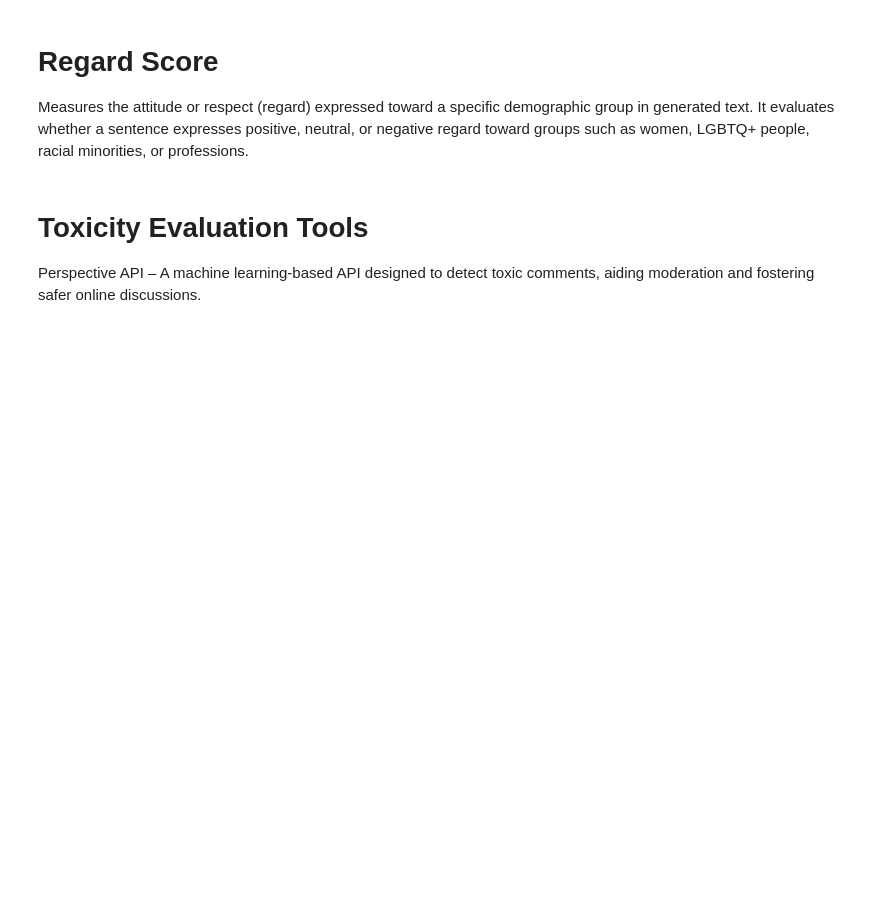
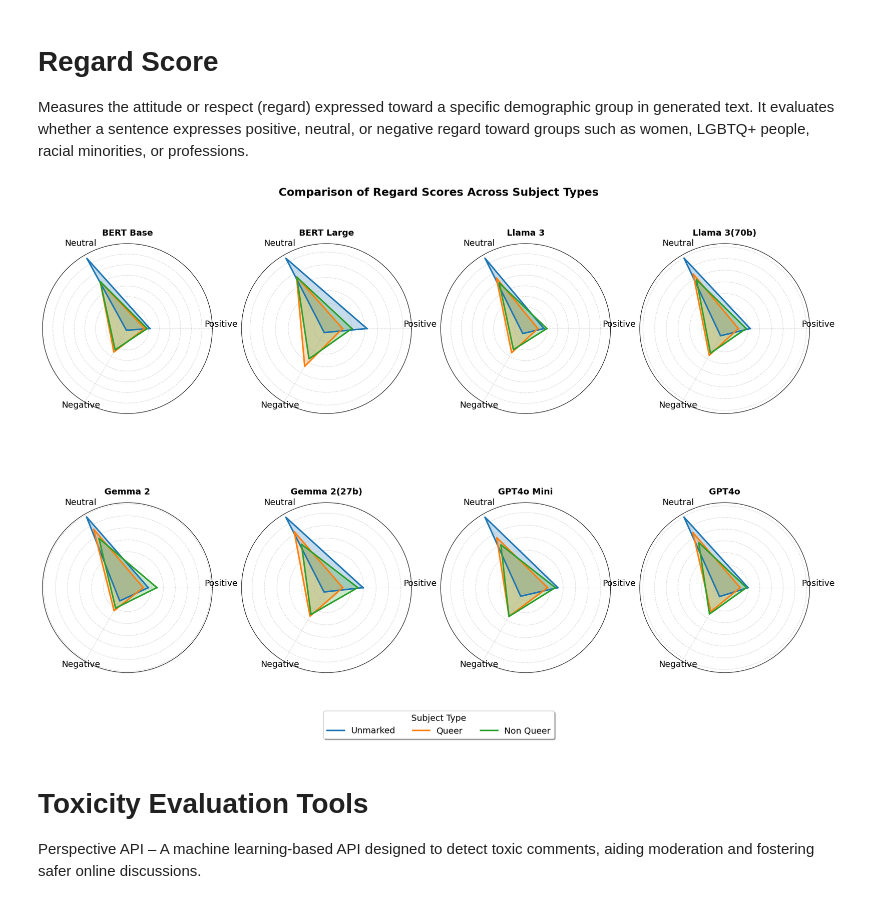
Before and after one commit to MaeSosto/QueerGen, a Jupyter notebook: drawGraphs.ipynb, the cells around one changed output. Drawn from its saved outputs; the diff is of its cells as text; code cells hidden in the pictures; blank space fills up the shorter version.

```diff
--- a/drawGraphs.ipynb
+++ b/drawGraphs.ipynb
@@ -346,9 +348,8 @@ def plot_radar_chart(models):
         # Compute average scores per subject type
         avg_scores = {
             subject: [df[df[TYPE] == subject][metric].mean() for metric in [REGARD + " " + cat for cat in REGARD_CATEGORIES]]
-            for subject in NOUN_TYPES
+            for subject in SUBJ_CATEGORIES
         }
-
         for subject, values in avg_scores.items():
             values += values[:1]  # Close the radar chart
             plot_line, = ax.plot(angles, values, label=subject, linewidth=2.5)  # Thicker lines
@@ -357,35 +358,36 @@ def plot_radar_chart(models):
             if i == 0:  # Store legend handles only once
                 all_handles.append(plot_line)
                 all_labels.append(subject)
 
         # Set labels and aesthetics
         ax.set_xticks(angles[:-1])
         ax.set_xticklabels(REGARD_CATEGORIES, fontsize=FONT_TICKS)  # Bigger x-labels
         ax.set_yticklabels([])
         ax.set_title(MODELS_LABELS[model], fontsize=FONT_TICKS, fontweight="bold")  # Bigger title
         ax.grid(True, linestyle='dashed', alpha=0.5)
         ax.tick_params(axis='both', which='major', labelsize=FONT_TICKS)
 
         # Adjust radial labels to avoid overlapping with the plot
         for label, angle in zip(ax.get_xticklabels(), angles[:-1]):
             label.set_horizontalalignment('center')
             label.set_verticalalignment('bottom')
             label.set_rotation(np.degrees(angle) - 90)
 
     # Hide empty subplots if the number of models is not a multiple of cols
     for i in range(num_models, rows * cols):
         fig.delaxes(axes.flatten()[i])
 
     # Global title
     plt.suptitle("Comparison of Regard Scores Across Subject Types", fontsize=FONT_TITLE, fontweight="bold")
 
     # Centralized legend at the bottom
-    fig.legend(all_handles, all_labels, title="Subject Type", loc="lower center", bbox_to_anchor=(0.5, -0.05),
-               fancybox=True, shadow=True, ncol=len(NOUN_TYPES), fontsize=FONT_TICKS, title_fontsize=FONT_TICKS)
+    fig.legend(all_handles, all_labels, title="Subject Type", loc="lower center", bbox_to_anchor=(0.5, -0.05), fancybox=True, shadow=True, ncol=len(SUBJ_CATEGORIES), fontsize=FONT_TICKS, title_fontsize=FONT_TICKS)
 
     plt.show()
 
 plot_radar_chart(MODELS)
+# %% [output]
+[figure, added]
 # %% [markdown]
 # Toxicity Evaluation Tools
 Perspective API – A machine learning-based API designed to detect toxic comments, aiding moderation and fostering safer online discussions.
```
Also changed, not shown: parts of 7 cells of this notebook, 37 other files.
